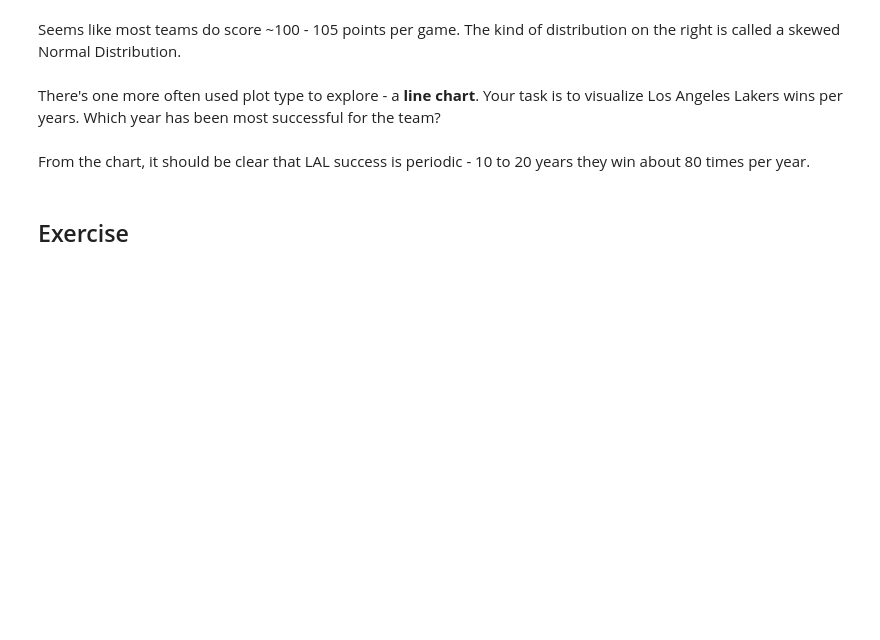
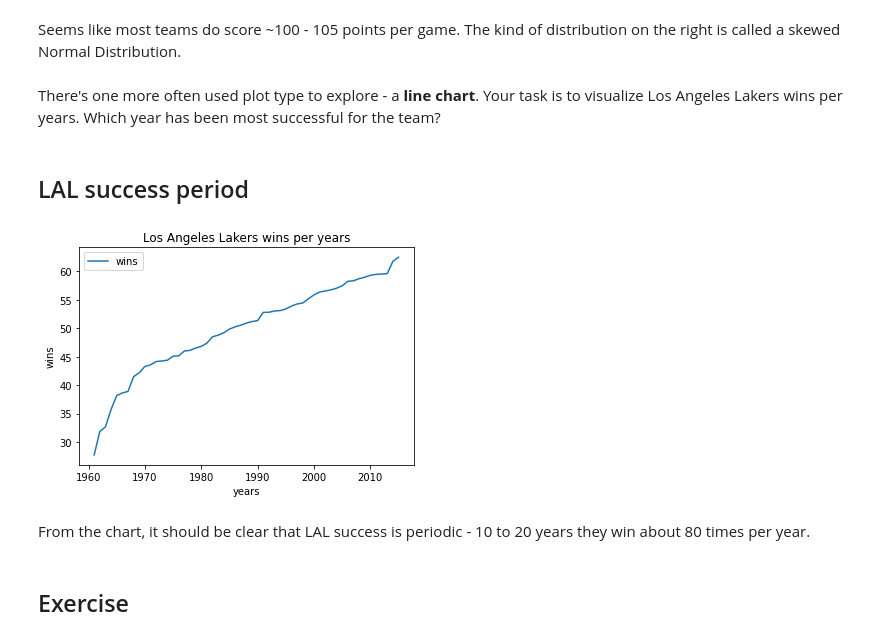
Before and after one commit to mmecius/turing_college, a Jupyter notebook: Demo_subproject.ipynb, the cells around one changed output. Drawn from its saved outputs; the diff is of its cells as text; code cells hidden in the pictures; blank space fills up the shorter version.

Commit message:
add LAL success period line chart done

```diff
--- a/Demo_subproject.ipynb
+++ b/Demo_subproject.ipynb
@@ -420,6 +420,23 @@ You should see a result as follows:
 Seems like most teams do score ~100 - 105 points per game. The kind of distribution on the right is called a skewed Normal Distribution.
 # %% [markdown]
 There's one more often used plot type to explore - a **line chart**. Your task is to visualize Los Angeles Lakers wins per years. Which year has been most successful for the team?
+# %% [markdown]
+## LAL success period
+# %%
+lal_raw_data = df1.loc[df1['team_id'] == "LAL"]
+years = year_win_data['year_id'].drop_duplicates().to_list()
+win_raw = lal_raw_data[['year_id', 'win_equiv']].groupby('year_id').mean().nsmallest(len(years),['win_equiv']).values
+# %%
+plt.plot(years, win_raw, label="wins")
+plt.plot()
+
+plt.xlabel("years")
+plt.ylabel("wins")
+plt.title("Los Angeles Lakers wins per years")
+plt.legend()
+plt.show()
+# %% [output]
+[figure, added]
 # %% [markdown]
 From the chart, it should be clear that LAL success is periodic - 10 to 20 years they win about 80 times per year.
 # %% [markdown]
```
